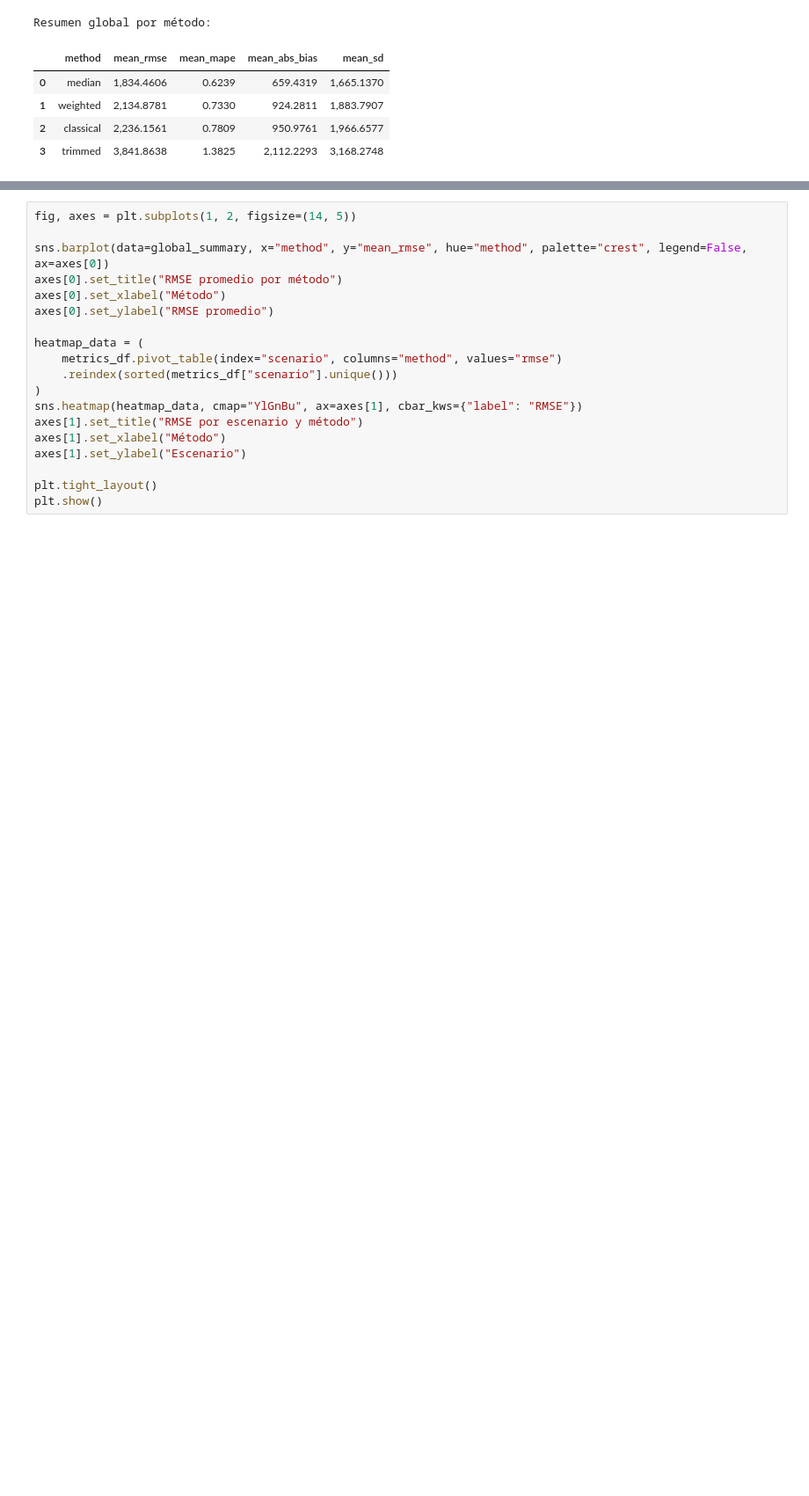
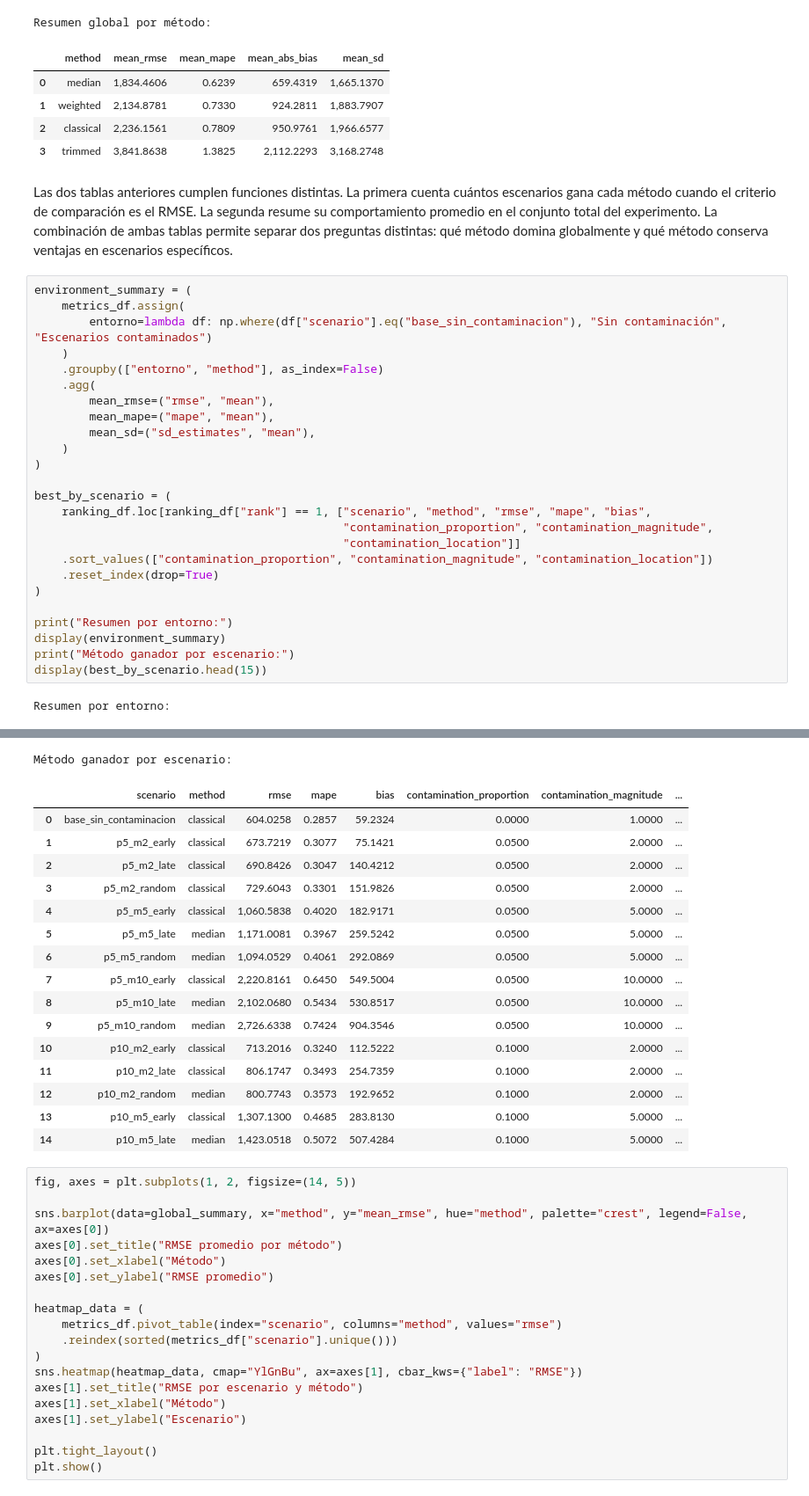
Before and after one commit to nataliazarate1/Proyecto-IBNR-R, a Jupyter notebook: notebooks/ibnr_chain_ladder_robusto.ipynb, the cells around one changed output, grey strips where cells are left out. Shown at 88% size. Drawn from its saved outputs; the diff is of its cells as text; blank space fills up the shorter version.

```diff
--- a/notebooks/ibnr_chain_ladder_robusto.ipynb
+++ b/notebooks/ibnr_chain_ladder_robusto.ipynb
@@ -316,3 +417,32 @@ Resumen global por método:
 | 1 | weighted | 2,134.8781 | 0.7330 | 924.2811 | 1,883.7907 |
 | 2 | classical | 2,236.1561 | 0.7809 | 950.9761 | 1,966.6577 |
 | 3 | trimmed | 3,841.8638 | 1.3825 | 2,112.2293 | 3,168.2748 |
+# %% [markdown]
+Las dos tablas anteriores cumplen funciones distintas. La primera cuenta cuántos escenarios gana cada método cuando el criterio de comparación es el RMSE. La segunda resume su comportamiento promedio en el conjunto total del experimento. La combinación de ambas tablas permite separar dos preguntas distintas: qué método domina globalmente y qué método conserva ventajas en escenarios específicos.
+# %%
+environment_summary = (
+    metrics_df.assign(
+        entorno=lambda df: np.where(df["scenario"].eq("base_sin_contaminacion"), "Sin contaminación", "Escenarios contaminados")
+    )
+    .groupby(["entorno", "method"], as_index=False)
+    .agg(
+        mean_rmse=("rmse", "mean"),
+        mean_mape=("mape", "mean"),
+        mean_sd=("sd_estimates", "mean"),
+    )
+)
+
+best_by_scenario = (
+    ranking_df.loc[ranking_df["rank"] == 1, ["scenario", "method", "rmse", "mape", "bias",
+                                             "contamination_proportion", "contamination_magnitude",
+                                             "contamination_location"]]
+    .sort_values(["contamination_proportion", "contamination_magnitude", "contamination_location"])
+    .reset_index(drop=True)
+)
+
+print("Resumen por entorno:")
+display(environment_summary)
+print("Método ganador por escenario:")
+display(best_by_scenario.head(15))
+# %% [output]
+Resumen por entorno:
@@ -319,3 +458,20 @@ Resumen global por método:
+Método ganador por escenario:
+|  | scenario | method | rmse | mape | bias | contamination_proportion | contamination_magnitude | ... |
+| 0 | base_sin_contaminacion | classical | 604.0258 | 0.2857 | 59.2324 | 0.0000 | 1.0000 | ... |
+| 1 | p5_m2_early | classical | 673.7219 | 0.3077 | 75.1421 | 0.0500 | 2.0000 | ... |
+| 2 | p5_m2_late | classical | 690.8426 | 0.3047 | 140.4212 | 0.0500 | 2.0000 | ... |
+| 3 | p5_m2_random | classical | 729.6043 | 0.3301 | 151.9826 | 0.0500 | 2.0000 | ... |
+| 4 | p5_m5_early | classical | 1,060.5838 | 0.4020 | 182.9171 | 0.0500 | 5.0000 | ... |
+| 5 | p5_m5_late | median | 1,171.0081 | 0.3967 | 259.5242 | 0.0500 | 5.0000 | ... |
+| 6 | p5_m5_random | median | 1,094.0529 | 0.4061 | 292.0869 | 0.0500 | 5.0000 | ... |
+| 7 | p5_m10_early | classical | 2,220.8161 | 0.6450 | 549.5004 | 0.0500 | 10.0000 | ... |
+| 8 | p5_m10_late | median | 2,102.0680 | 0.5434 | 530.8517 | 0.0500 | 10.0000 | ... |
+| 9 | p5_m10_random | median | 2,726.6338 | 0.7424 | 904.3546 | 0.0500 | 10.0000 | ... |
+| 10 | p10_m2_early | classical | 713.2016 | 0.3240 | 112.5222 | 0.1000 | 2.0000 | ... |
+| 11 | p10_m2_late | classical | 806.1747 | 0.3493 | 254.7359 | 0.1000 | 2.0000 | ... |
+| 12 | p10_m2_random | median | 800.7743 | 0.3573 | 192.9652 | 0.1000 | 2.0000 | ... |
+| 13 | p10_m5_early | classical | 1,307.1300 | 0.4685 | 283.8130 | 0.1000 | 5.0000 | ... |
+| 14 | p10_m5_late | median | 1,423.0518 | 0.5072 | 507.4284 | 0.1000 | 5.0000 | ... |
 # %%
 fig, axes = plt.subplots(1, 2, figsize=(14, 5))
 
```
Also changed, not shown: parts of 18 cells of this notebook, 1 other file.
